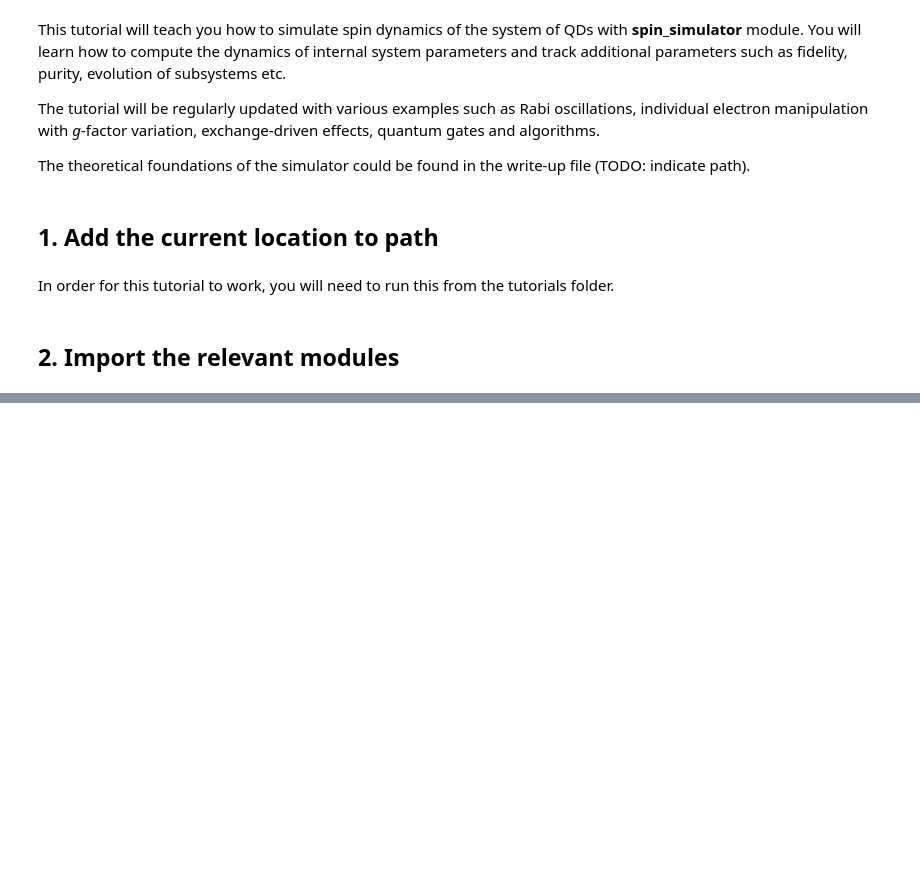
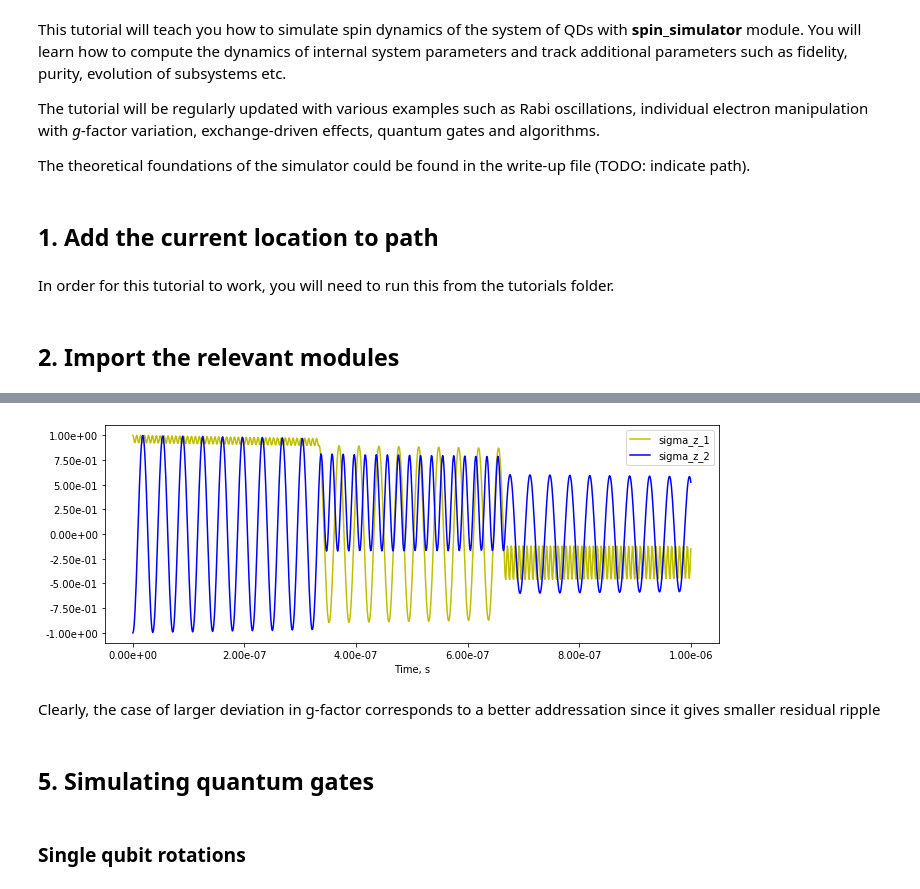
Before and after one commit to gharib85/QuDiPy, a Jupyter notebook: tutorials/Spin_simulator.ipynb, the cells around one changed output, grey strips where cells are left out. Cells and saved outputs as stored; diff of their text form; code cells hidden in the pictures; blank space fills up the shorter version.

```diff
--- a/tutorials/Spin_simulator.ipynb
+++ b/tutorials/Spin_simulator.ipynb
@@ -31,0 +196,32 @@ WARNING: Material system either not recognized or defined.
+# %%
+#starting with the same pulse as before
+g_manip_pulse = rabi_test_pulse
+
+# adding g factor control variables
+g_manip_pulse.add_control_variable("delta_g_1", np.array(lisdg1))
+g_manip_pulse.add_control_variable("delta_g_2", np.array(lisdg2))
+
+# performing the system evolution
+g_manip = g_manip_system.evolve(g_manip_pulse, track_qubits={1,2},
+                                are_Bloch_vectors=True,track_points_per_pulse=1000)
+# %%
+#plotting the results
+fig, ax = plt.subplots(figsize=(11,4))
+#fig = plt.figure(figsize=(11,4))
+
+ax.plot(g_manip["time"], np.real(g_manip["sigma_z_1"]) ,"y", label='sigma_z_1')
+ax.plot(g_manip["time"], np.real(g_manip["sigma_z_2"]) ,"b", label='sigma_z_2')
+ax.legend(loc='upper right')
+plt.xlabel("Time, s")
+
+ax.xaxis.set_major_formatter(mtick.FormatStrFormatter('%.2e'))
+ax.yaxis.set_major_formatter(mtick.FormatStrFormatter('%.2e'))
+     # for scientific  number format
+# %% [output]
+[figure, added]
+# %% [markdown]
+Clearly, the case of larger deviation in g-factor corresponds to a better addressation since it gives smaller residual ripple
+# %% [markdown]
+## 5. Simulating quantum gates
+# %% [markdown]
+### Single qubit rotations
```
Also changed, not shown: parts of 35 cells of this notebook, 2 other files.
